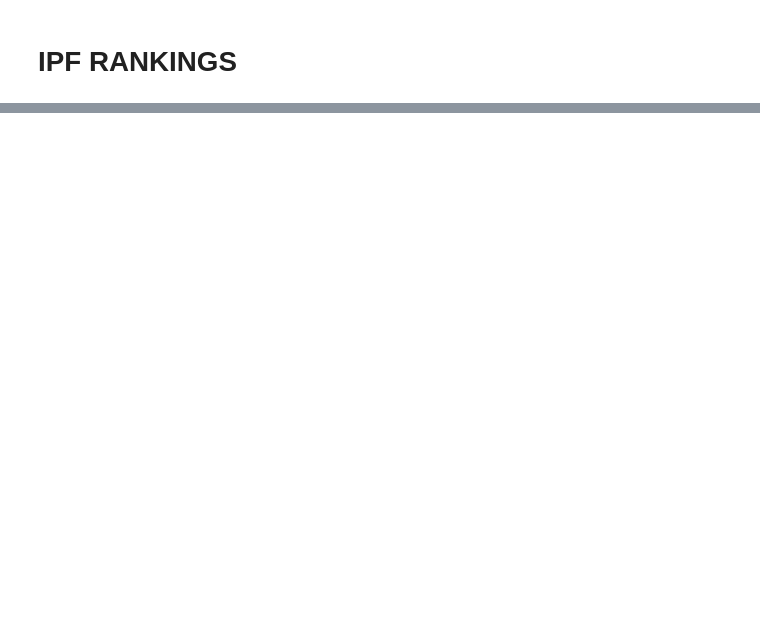
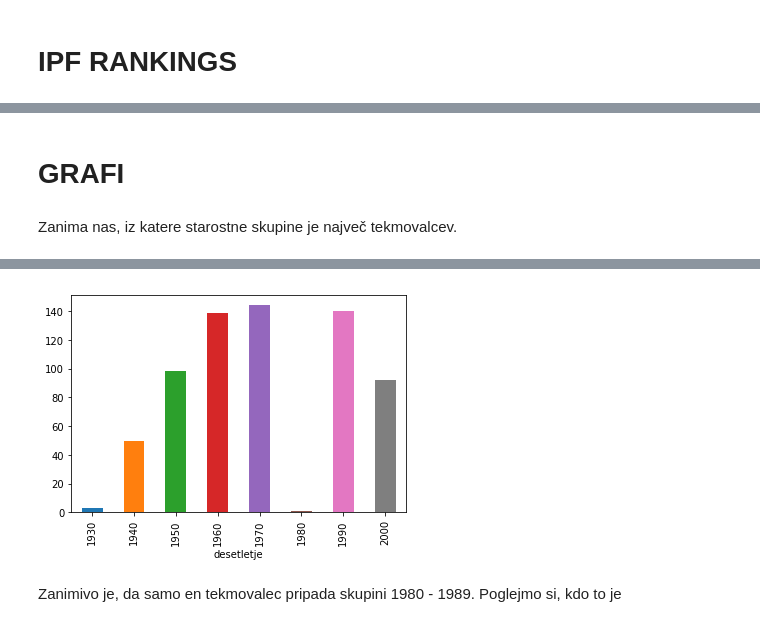
Before and after one commit to ztrojer/programiranje1---IPF-Rankings, a Jupyter notebook: obdelava_podatkov.ipynb, the cells around one changed output, grey strips where cells are left out. Cells and saved outputs as stored; diff of their text form; code cells hidden in the pictures; blank space fills up the shorter version.

```diff
--- a/obdelava_podatkov.ipynb
+++ b/obdelava_podatkov.ipynb
@@ -115,0 +108,3 @@ tekmovalci_po_letih.count()
+# %%
+tekmovalci['desetletje'] = 10 * (tekmovalci.letnica_rojstva // 10)
+tekmovalci.groupby('desetletje').size().sort_values()
@@ -115,0 +143,8 @@ tekmovalci_po_letih.count()
+# %% [markdown]
+# GRAFI
+# %% [markdown]
+Zanima nas, iz katere starostne skupine je največ tekmovalcev.
+# %%
+%matplotlib inline
+tekmovalci.groupby('desetletje').size().plot(kind = 'bar')
+# %% [output]
@@ -115,0 +154,3 @@ tekmovalci_po_letih.count()
+[figure, added]
+# %% [markdown]
+Zanimivo je, da samo en tekmovalec pripada skupini 1980 - 1989. Poglejmo si, kdo to je
```
Also changed, not shown: parts of 14 cells of this notebook.
